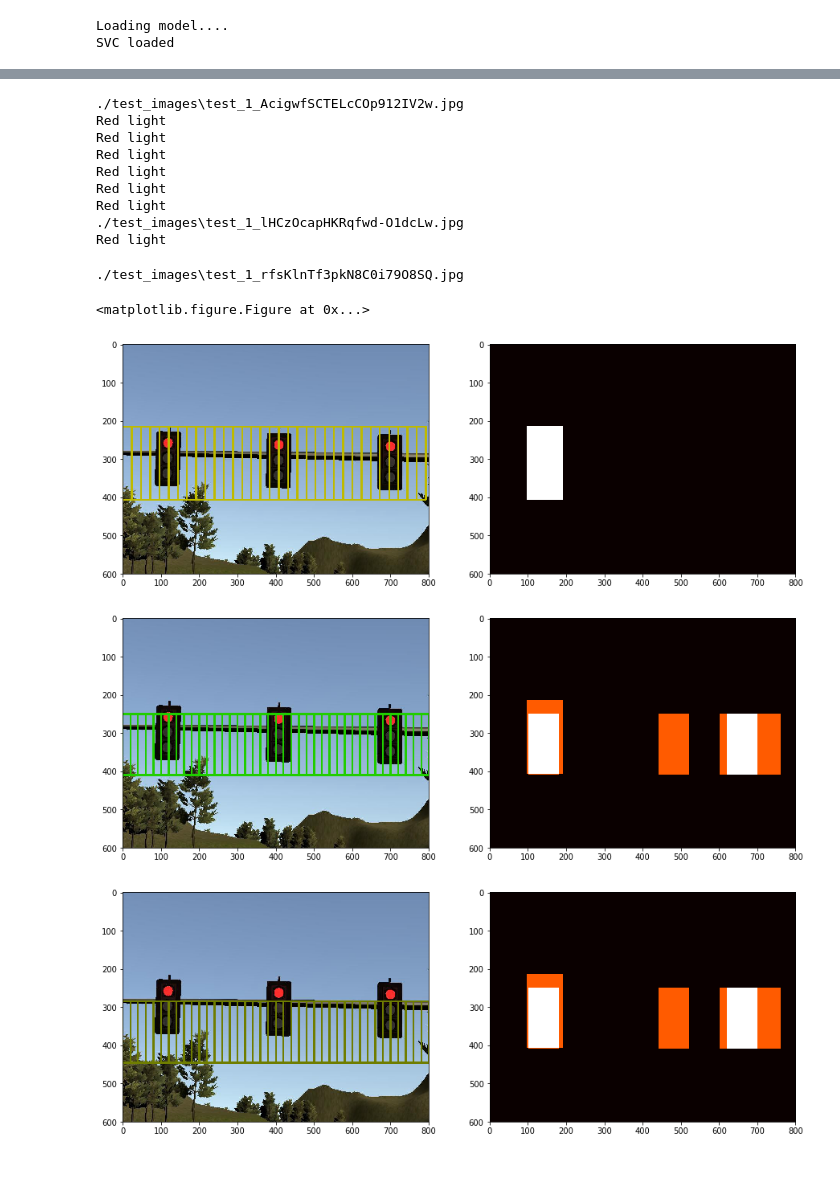
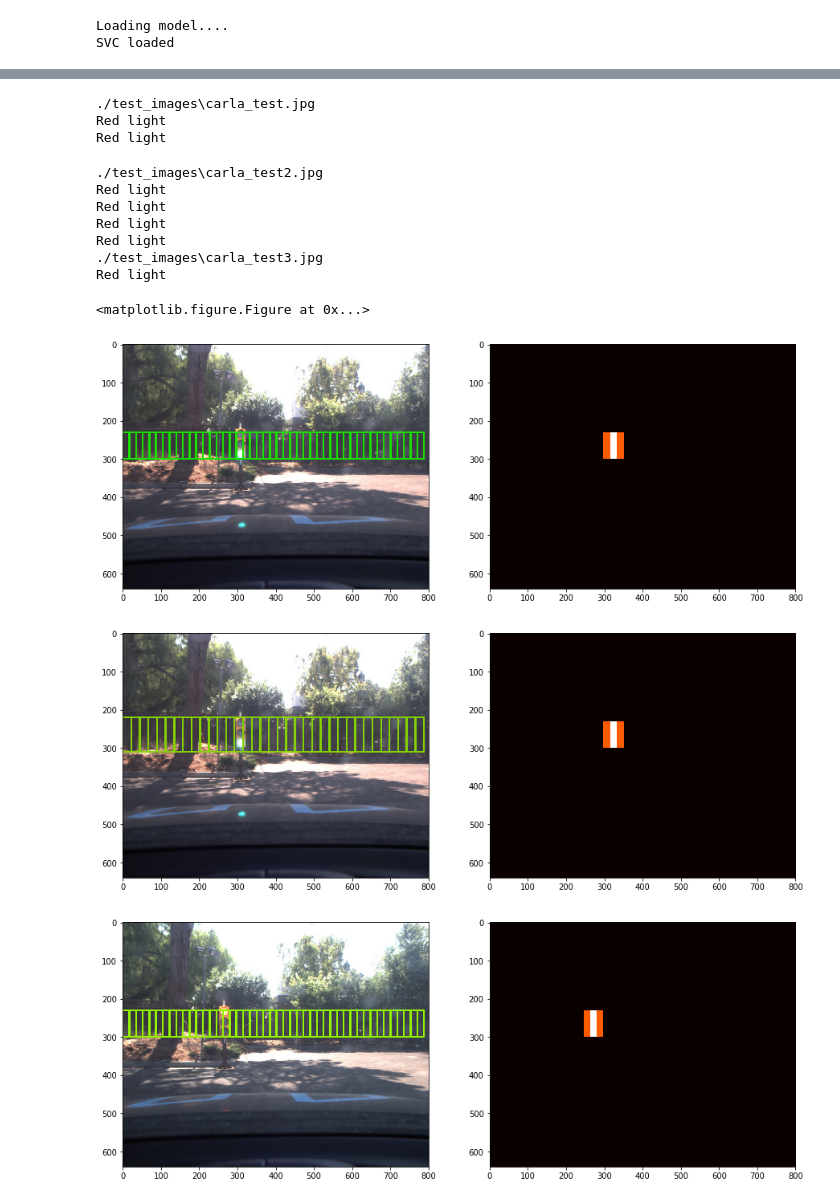
Before and after one commit to rekon/CarND-Traffic-Light-Classifier, a Jupyter notebook: sim_tl_classifier.ipynb, the cells around one changed output, grey strips where cells are left out. Drawn from its saved outputs; the diff is of its cells as text; code cells hidden in the pictures; blank space fills up the shorter version.

Commit message:
Added changes for carla

```diff
--- a/sim_tl_classifier.ipynb
+++ b/sim_tl_classifier.ipynb
@@ -242,7 +242,7 @@ SVC saved.
 # %%
 def get_saved_SVC():
     print('Loading model....')
-    with open('tl_classifier_model_svc.pickle','rb') as pickle_file:
+    with open('carla_tl_classifier_model_svc.pickle','rb') as pickle_file:
         print('SVC loaded')
         obj = pickle.load(pickle_file)
         return obj[ 'svc' ], obj[ 'scaler' ]
@@ -355,7 +355,12 @@ def find_traffic_light(img, ystart, ystop, scale, svc, X_scaler, orient, pix_per
     # 64 was the orginal sampling rate, with 8 cells and 8 pix per cell
     window = 64
     nblocks_per_window = (window // pix_per_cell) - cell_per_block + 1
-    cells_per_step = 1  # Instead of overlap, define how many cells to step
+
+#     for simulator
+#     cells_per_step = 1  # Instead of overlap, define how many cells to step
+
+#     for carla
+    cells_per_step = 2
     nxsteps = (nxblocks - nblocks_per_window) // cells_per_step + 1
     nysteps = (nyblocks - nblocks_per_window) // cells_per_step + 1
 
@@ -430,9 +435,15 @@ def pipeline(img):
     spatial_size = (32,32)
     hist_bins = 32
 
-    ystart_list = [215,250,285]
-    ystop_list = [407,410,445]
-    scale_list = [192/IMG_HEIGHT,160/IMG_HEIGHT, 160/IMG_HEIGHT]
+#     for simulator
+#     ystart_list = [215,250,285]
+#     ystop_list = [407,410,445]
+#     scale_list = [192/IMG_HEIGHT,160/IMG_HEIGHT, 160/IMG_HEIGHT]
+
+#     for carla
+    ystart_list = [230,220]
+    ystop_list = [300,310]
+    scale_list = [70/IMG_HEIGHT,90/IMG_HEIGHT]
 
     heat_map = np.zeros_like(img[:,:,0]).astype(np.float)
     heat_map_with_history = np.zeros_like(img[:,:,0]).astype(np.float)
@@ -446,7 +457,11 @@ def pipeline(img):
         plt.imshow(heat_map, cmap='hot')
 
     # Heat map history
-    HEAT_MAP_HISTORY.append(apply_threshold(heat_map,0))
+    #for simulator
+#     HEAT_MAP_HISTORY.append(apply_threshold(heat_map,0))
+
+#     for carla
+    HEAT_MAP_HISTORY.append(apply_threshold(heat_map,2))
 
     for h_map in HEAT_MAP_HISTORY:
         heat_map_with_history += np.array(h_map)
@@ -457,7 +472,10 @@ def pipeline(img):
     heat_map_with_history = np.clip(heat_map_with_history, 0, 255)
 
     #Apply Threshold
-    heat_map_with_history = apply_threshold(heat_map_with_history, min(len(HEAT_MAP_HISTORY), 1))
+    #for simulator
+#     heat_map_with_history = apply_threshold(heat_map_with_history, min(len(HEAT_MAP_HISTORY), 1))
+    #for carla
+    heat_map_with_history = apply_threshold(heat_map_with_history, min(len(HEAT_MAP_HISTORY), 3))
 
     # Find final boxes from heatmap using label function
     labels = label(heat_map_with_history)
@@ -479,31 +497,31 @@ def process_clip(image):
     result[:int(result.shape[0]*0.25),int(result.shape[1]*0.75):result.shape[1] ] = result[:int(result.shape[0]*0.25),int(result.shape[1]*0.75):result.shape[1] ]*0.3 + 0.7*rgb_img
     return result
 # %%
-images = glob.glob('./test_images/test_*.jpg')
+images = glob.glob('./test_images/carla_t*.jpg')
 plt.figure(figsize=(15,10))
 i=1
 for imagepath in images:
     print(imagepath)
     HEAT_MAP_HISTORY.clear()
     image = mpimg.imread(imagepath)
     image = process_clip(image)
 #     plt.subplot(3,3,i)
 #     plt.imshow(image)
-    plt.imsave('./output_images/test'+str(i)+'.jpg', image)
+    plt.imsave('./output_images/carla_test'+str(i)+'.jpg', image)
     i+=1
 plt.show()
 # %% [output]
-./test_images\test_1_AcigwfSCTELcCOp912IV2w.jpg
+./test_images\carla_test.jpg
 Red light
 Red light
-Red light
-Red light
-Red light
-Red light
-./test_images\test_1_lHCzOcapHKRqfwd-O1dcLw.jpg
-Red light
-./test_images\test_1_rfsKlnTf3pkN8C0i79O8SQ.jpg
+./test_images\carla_test2.jpg
+Red light
+Red light
+Red light
+Red light
+./test_images\carla_test3.jpg
+Red light
 <matplotlib.figure.Figure at 0x...>
-[figure, old version]
+[figure, new version]
-[figure, old version]
+[figure, new version]
-[figure, old version]
+[figure, new version]
```
Also changed, not shown: parts of 4 cells of this notebook, 7 other files.
